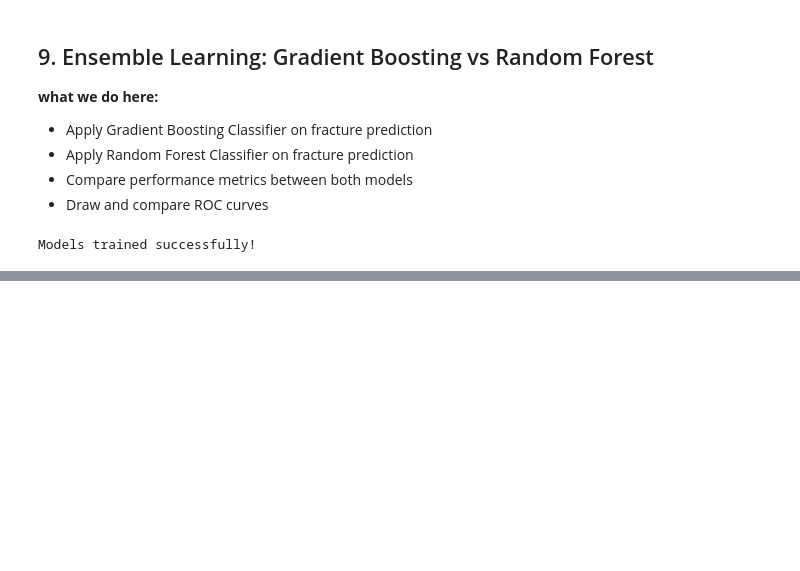
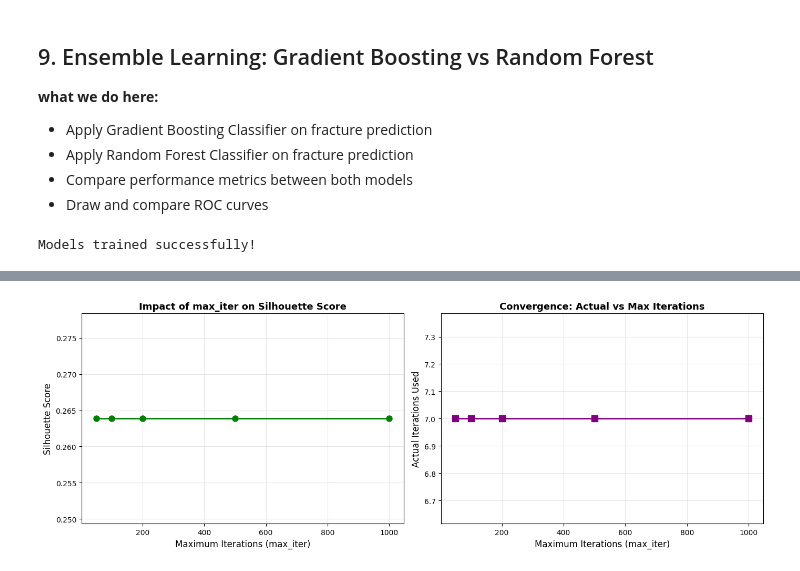
Before and after one commit to hamsasaber/Kidney_Function_Decline, a Jupyter notebook: Notebooks/Bone Mineral Density Prediction.ipynb, the cells around one changed output, grey strips where cells are left out. Cells and saved outputs as stored; diff of their text form; code cells hidden in the pictures; blank space fills up the shorter version.

```diff
--- a/Notebooks/Bone Mineral Density Prediction.ipynb
+++ b/Notebooks/Bone Mineral Density Prediction.ipynb
@@ -1026,0 +1232,63 @@ height_cm    0.095183
+# %%
+# Experiment 3: Different Maximum Iterations (max_iter)
+print("\n" + "="*70)
+print("EXPERIMENT 3: Impact of Maximum Iterations (max_iter)")
+print("="*70 + "\n")
+
+max_iter_values = [50, 100, 200, 500, 1000]
+
+results_max_iter = []
+
+for max_iter_val in max_iter_values:
+    print(f"\nTesting max_iter: {max_iter_val}")
+    print("-" * 50)
+
+    kmeans = KMeans(n_clusters=optimal_k, init='k-means++', n_init=10,
+                    max_iter=max_iter_val, random_state=RANDOM_STATE)
+    kmeans.fit(X_clustering_scaled)
+
+    sil_score = silhouette_score(X_clustering_scaled, kmeans.labels_)
+    db_score = davies_bouldin_score(X_clustering_scaled, kmeans.labels_)
+    ch_score = calinski_harabasz_score(X_clustering_scaled, kmeans.labels_)
+
+    print(f"Silhouette Score: {sil_score:.4f}")
+    print(f"Davies-Bouldin Score: {db_score:.4f}")
+    print(f"Calinski-Harabasz Score: {ch_score:.2f}")
+    print(f"Inertia: {kmeans.inertia_:.2f}")
+    print(f"Number of Iterations: {kmeans.n_iter_}")
+
+    results_max_iter.append({
+        'max_iter': max_iter_val,
+        'Silhouette Score': sil_score,
+        'Davies-Bouldin Score': db_score,
+        'Calinski-Harabasz Score': ch_score,
+        'Inertia': kmeans.inertia_,
+        'Actual Iterations': kmeans.n_iter_
+    })
+
+results_max_iter_df = pd.DataFrame(results_max_iter)
+print("\n" + "="*70)
+print("SUMMARY - Maximum Iterations Comparison:")
+print("="*70)
+print(results_max_iter_df.to_string(index=False))
+
+# Visualize impact of max_iter
+fig, axes = plt.subplots(1, 2, figsize=(14, 5))
+
+axes[0].plot(results_max_iter_df['max_iter'], results_max_iter_df['Silhouette Score'],
+             marker='o', linestyle='-', linewidth=2, markersize=8, color='green')
+axes[0].set_xlabel('Maximum Iterations (max_iter)', fontsize=12)
+axes[0].set_ylabel('Silhouette Score', fontsize=12)
+axes[0].set_title('Impact of max_iter on Silhouette Score', fontsize=13, fontweight='bold')
+axes[0].grid(True, alpha=0.3)
+
+axes[1].plot(results_max_iter_df['max_iter'], results_max_iter_df['Actual Iterations'],
+             marker='s', linestyle='-', linewidth=2, markersize=8, color='purple')
+axes[1].set_xlabel('Maximum Iterations (max_iter)', fontsize=12)
+axes[1].set_ylabel('Actual Iterations Used', fontsize=12)
+axes[1].set_title('Convergence: Actual vs Max Iterations', fontsize=13, fontweight='bold')
+axes[1].grid(True, alpha=0.3)
+
+plt.tight_layout()
+plt.show()
+# %% [output]
@@ -1026,0 +1312 @@ height_cm    0.095183
+[figure, added]
```
Also changed, not shown: parts of 35 cells of this notebook.
